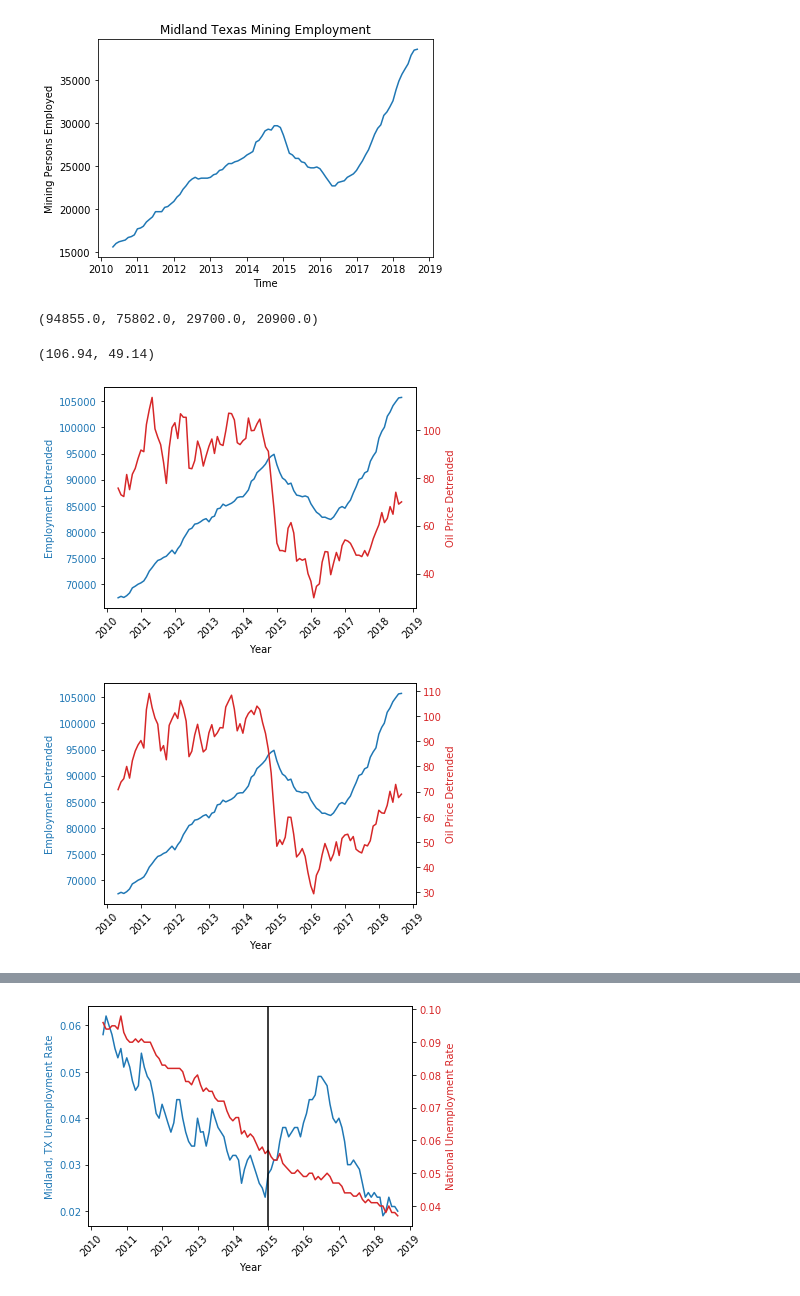
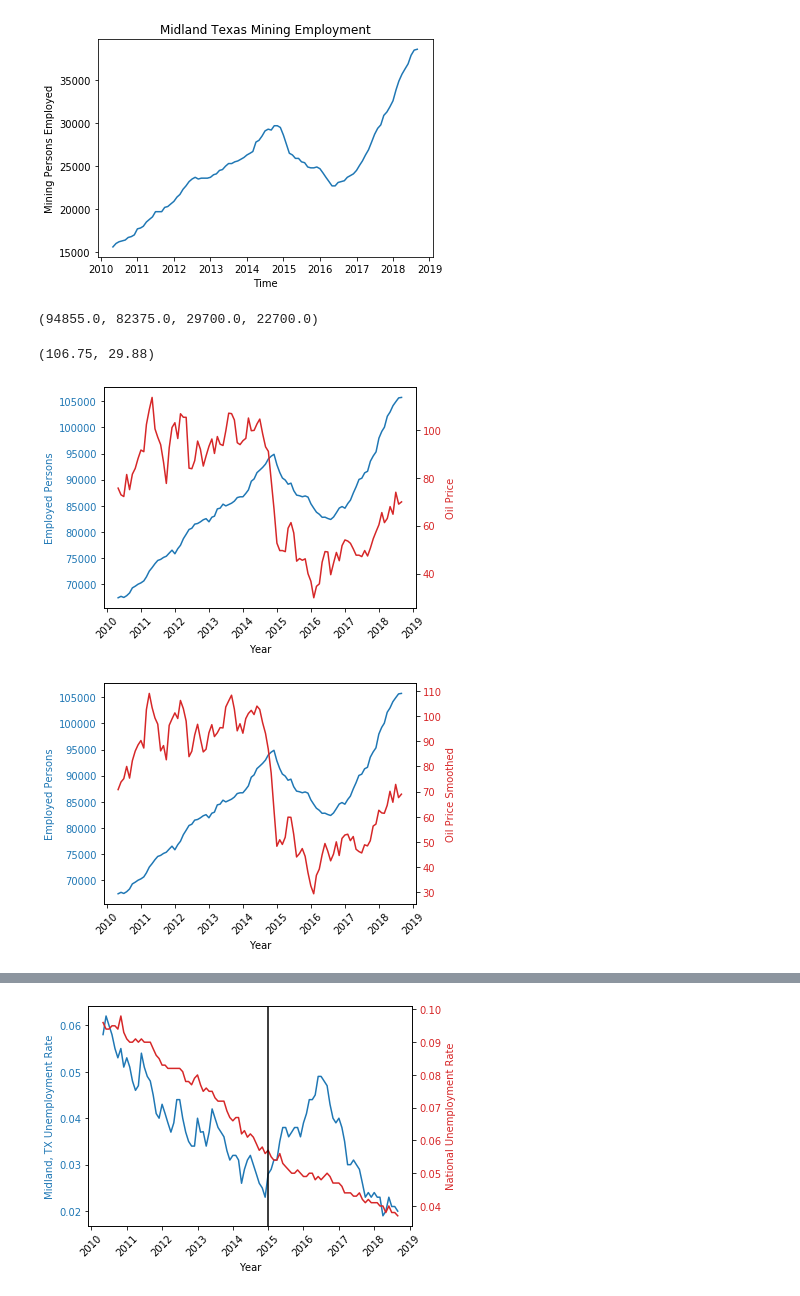
Before and after one commit to rorygwozdz/isf, a Jupyter notebook: shatterproofing_code/risk.ipynb, the cells around one changed output, grey strips where cells are left out. Saved outputs shown, nothing was run; the diff lists cells and outputs as text; code cells hidden in the pictures.

Commit message:
jupoyter notebook and better image naming

```diff
--- a/shatterproofing_code/risk.ipynb
+++ b/shatterproofing_code/risk.ipynb
@@ -167,14 +167,14 @@ plt.savefig(img + 'mining_employment_over_time.png');
 [figure]
 # %%
 # maxes and mins during the drawdown for employment and mining employment
-max(mp.Employment[20:60]), min(mp.Employment[20:60]), max(mp.MineEmploy[20:60]), min(mp.MineEmploy[20:60])
+max(mp.Employment[40:85]), min(mp.Employment[40:85]), max(mp.MineEmploy[40:85]), min(mp.MineEmploy[40:85])
 # %% [output]
-(94855.0, 75802.0, 29700.0, 20900.0)
+(94855.0, 82375.0, 29700.0, 22700.0)
 # %%
 # max and min prices
-max(mp.Price[20:60]), min(mp.Price[20:60])
+max(mp.Price[40:85]), min(mp.Price[40:85])
 # %% [output]
-(106.94, 49.14)
+(106.75, 29.88)
 # %%
 # crash recovery, pre crash, crash
 cr = mp[mp.Date >= '2015-06-01']
@@ -188,33 +188,33 @@ mine_dt = cr.MineEmploy.shift(1) - cr.MineEmploy
 # %%
 # employment and oil price
 fig, ax1 = plt.subplots()
 
 color = 'tab:blue'
 ax1.set_xlabel('Year')
-ax1.set_ylabel('Employment Detrended', color=color)
+ax1.set_ylabel('Employed Persons', color=color)
 ax1.plot(mp.Date,  mp.Employment, color=color)
 ax1.tick_params(axis='y', labelcolor=color)
 
 plt.xticks(rotation=45)
 ax2 = ax1.twinx()  # instantiate a second axes that shares the same x-axis
 
 color = 'tab:red'
-ax2.set_ylabel('Oil Price Detrended', color=color)  # we already handled the x-label with ax1
+ax2.set_ylabel('Oil Price', color=color)  # we already handled the x-label with ax1
 ax2.plot(mp.Date, mp.Price, color=color)
 ax2.tick_params(axis='y', labelcolor=color)
 
 fig.tight_layout()  # otherwise the right y-label is slightly clipped
-
+plt.savefig(img + 'employment_and_price.png')
 plt.show()
 # %% [output]
-[figure, old version]
+[figure, new version]
 # %%
-# employment and oil price
+# employment and oil price smoothed
 fig, ax1 = plt.subplots()
 
 color = 'tab:blue'
 ax1.set_xlabel('Year')
-ax1.set_ylabel('Employment Detrended', color=color)
+ax1.set_ylabel('Employed Persons', color=color)
 ax1.plot(mp.Date,  mp.Employment, color=color)
 ax1.tick_params(axis='y', labelcolor=color)
 
@@ -222,15 +222,15 @@ plt.xticks(rotation=45)
 ax2 = ax1.twinx()  # instantiate a second axes that shares the same x-axis
 
 color = 'tab:red'
-ax2.set_ylabel('Oil Price Detrended', color=color)  # we already handled the x-label with ax1
+ax2.set_ylabel('Oil Price Smoothed', color=color)  # we already handled the x-label with ax1
 ax2.plot(mp.Date, mp.RollingMean, color=color)
 ax2.tick_params(axis='y', labelcolor=color)
 
 fig.tight_layout()  # otherwise the right y-label is slightly clipped
-
+plt.savefig(img + 'employment_and_price_smoothed.png')
 plt.show()
 # %% [output]
-[figure, old version]
+[figure, new version]
 # %%
 # employment and oil price
 fig, ax1 = plt.subplots()
```
Also changed, not shown: parts of 2 cells of this notebook, 12 other files.
